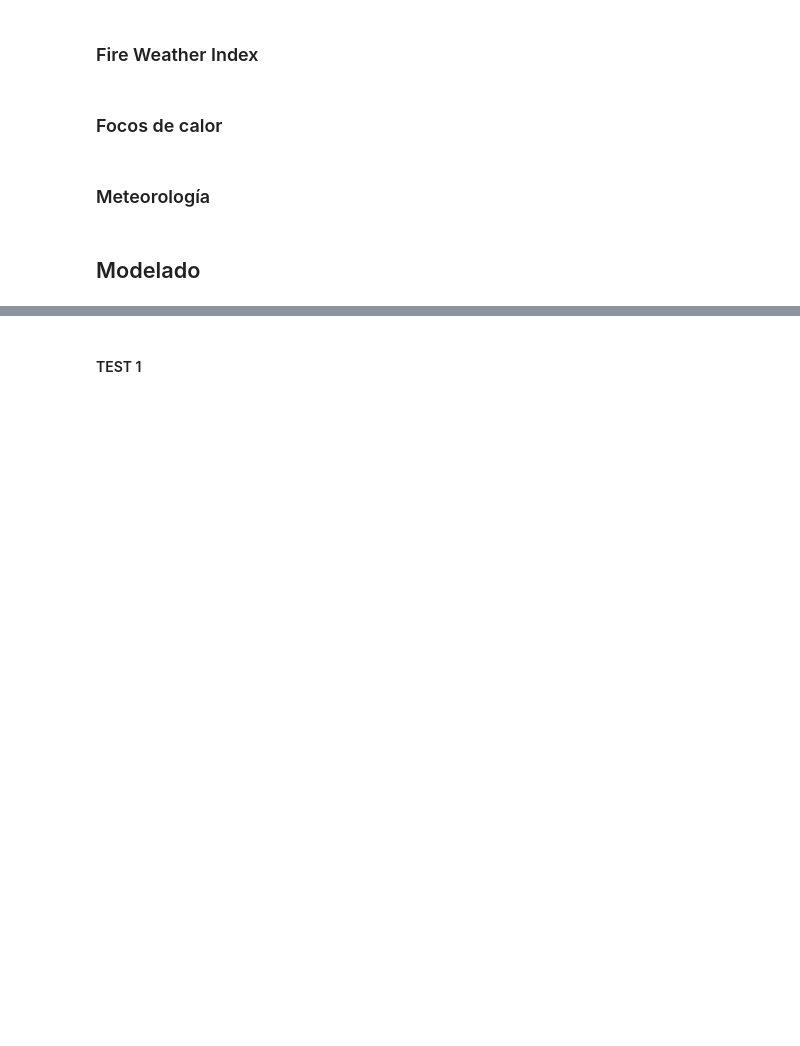
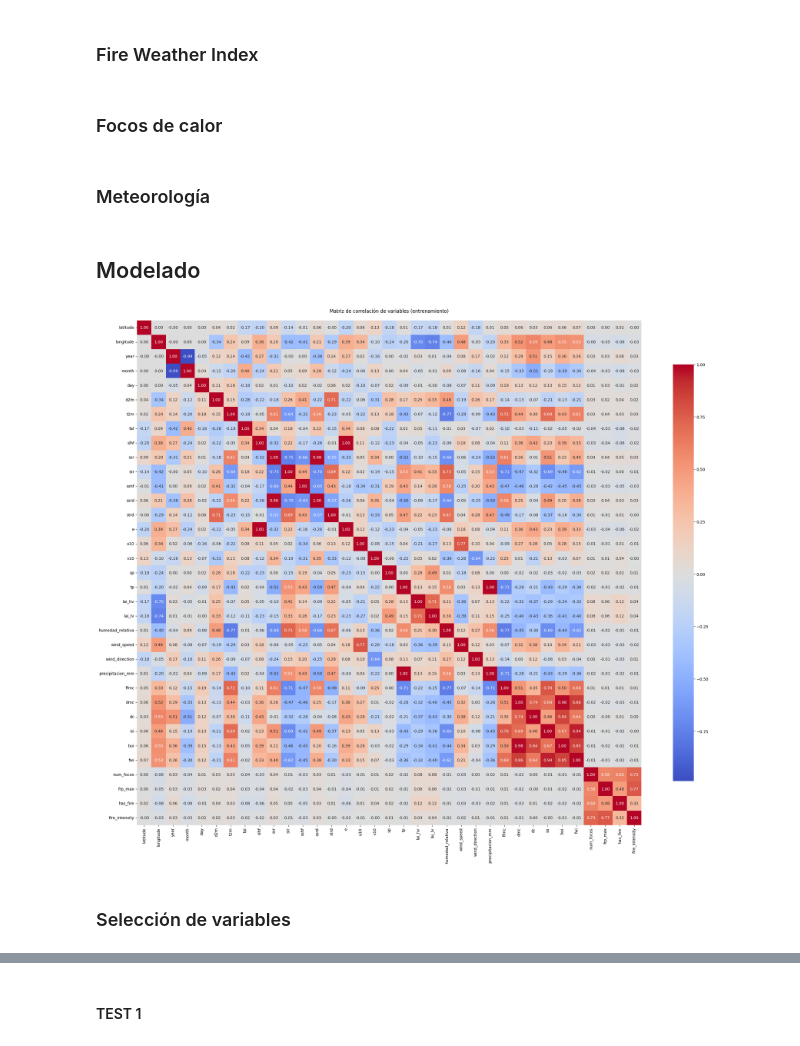
Before and after one commit to HunterCitto/199---Seminario-Final, a Jupyter notebook: notebooks/Seminario Final.ipynb, the cells around one changed output, grey strips where cells are left out. Cells and saved outputs as stored; diff of their text form; code cells hidden in the pictures; blank space fills up the shorter version.

```diff
--- a/notebooks/Seminario Final.ipynb
+++ b/notebooks/Seminario Final.ipynb
@@ -1622,7 +1556,25 @@ df['riesgo_incendio'] = df['riesgo_incendio'].astype('category')
 
 # El orden para aplicar modelos de aprendizaje automático será por fecha.
 df = df.sort_values(['acq_datetime']).reset_index(drop = True)
-# %%
-# Se agregan características espaciales y temporales basadas en vecinos y días anteriores.
-df = ContextoEspacial(df, radius = 1)
-# df = ContextoTemporal(df)
+# %%
+# Matriz de correlación para ver relaciones entre variables en el conjunto de entrenamiento.
+corr = df.corr(numeric_only=True)
+
+plt.figure(figsize=(24, 20))
+sns.heatmap(
+    corr,
+    annot = True,
+    fmt = ".2f",
+    cmap = "coolwarm",
+    center = 0,
+    square = True,
+    cbar_kws = {'shrink' : 0.8}
+)
+plt.title("Matriz de correlación de variables (entrenamiento)", fontsize = 12, pad = 20)
+plt.tight_layout()
+plt.show()
+# %% [output]
+[figure, added]
+# %% [markdown]
+
+### Selección de variables
```
Also changed, not shown: parts of 28 cells of this notebook, 13 other files.
